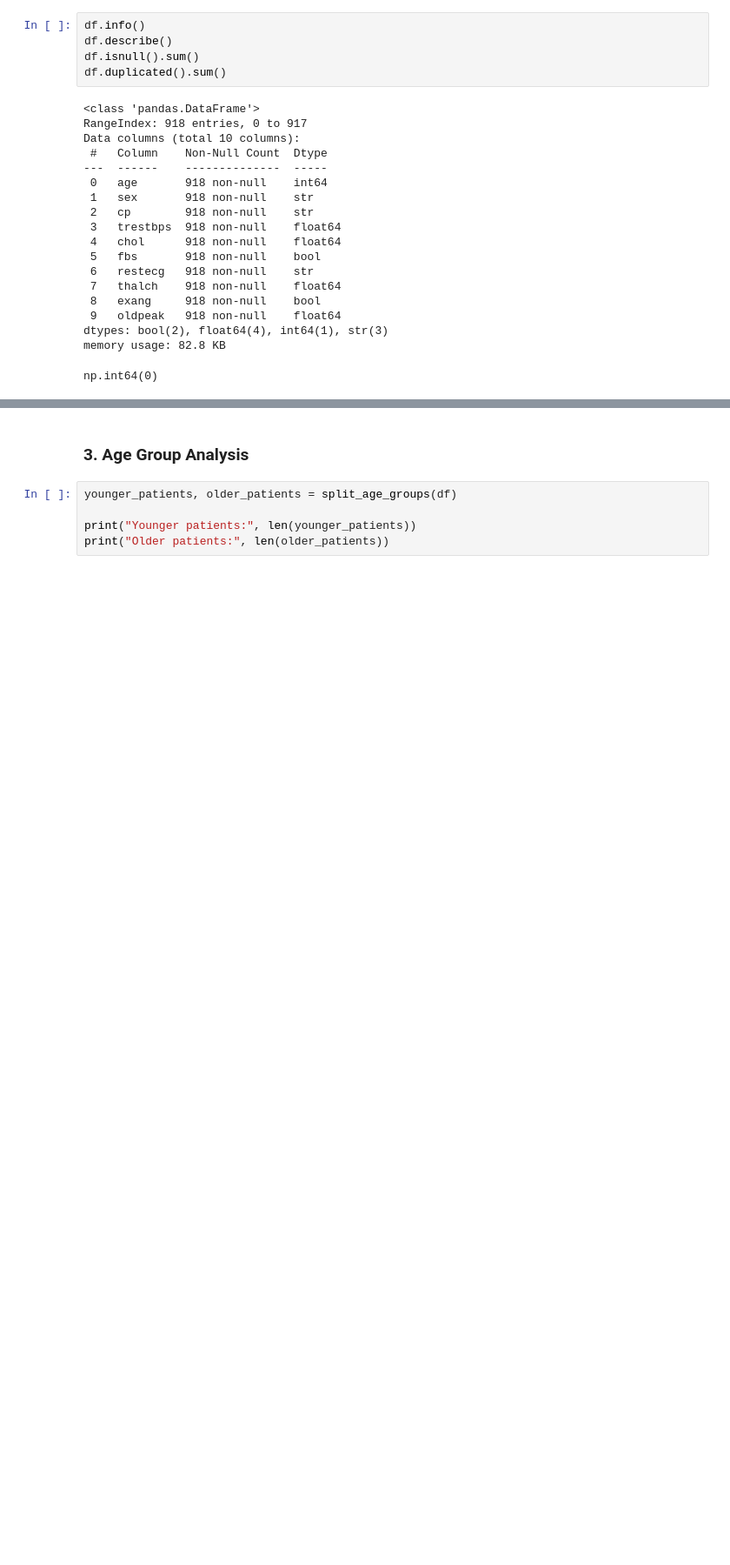
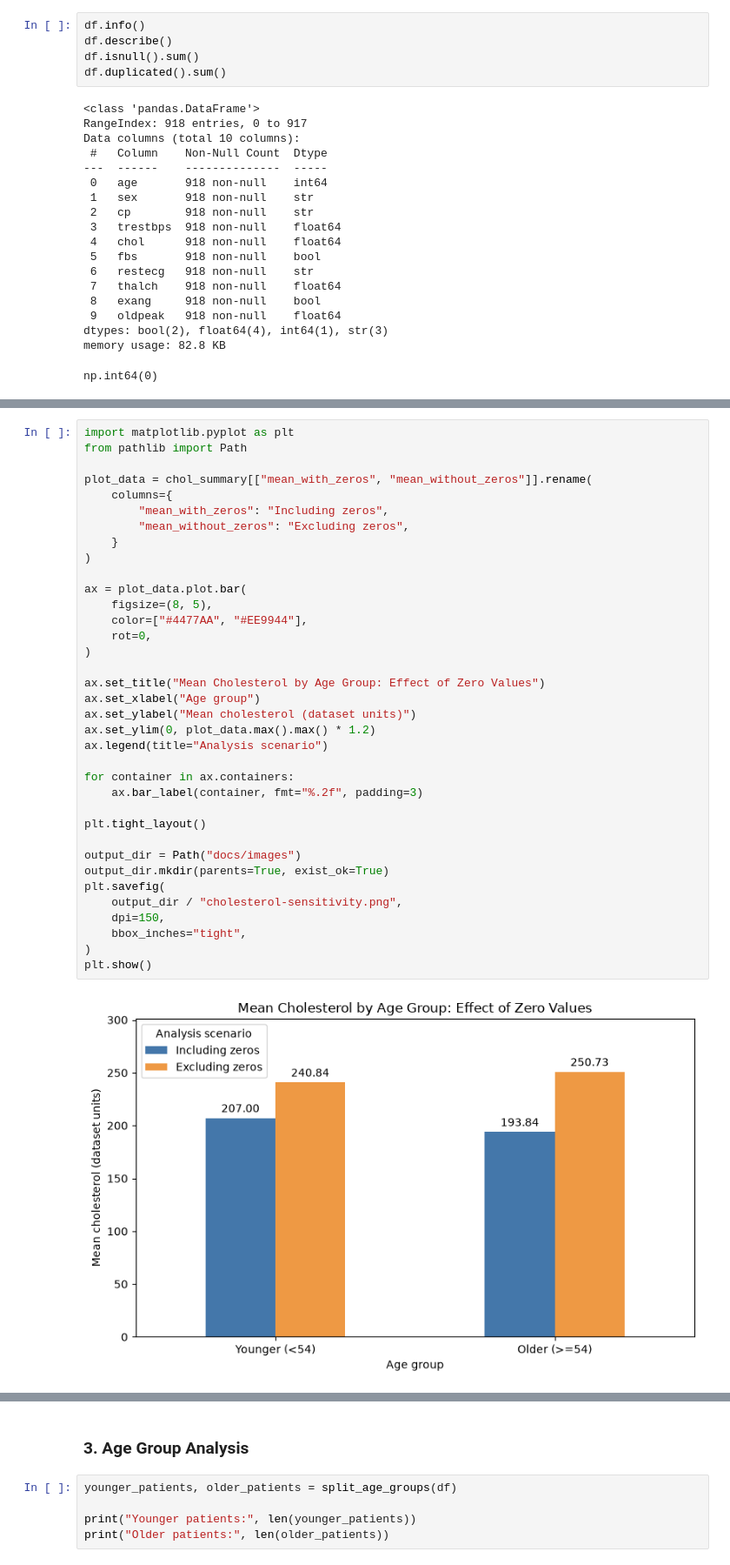
Before and after one commit to 1175882849x-coder/IDS706_heart_disease_data_engineering, a Jupyter notebook: week_3_assignment.ipynb, the cells around one changed output, grey strips where cells are left out. Shown at 87% size. Drawn from its saved outputs; the diff is of its cells as text; blank space fills up the shorter version.

Commit message:
Analyze cholesterol zero values and document outlier handling

```diff
--- a/week_3_assignment.ipynb
+++ b/week_3_assignment.ipynb
@@ -50,0 +115,38 @@ np.int64(0)
+# %%
+import matplotlib.pyplot as plt
+from pathlib import Path
+
+plot_data = chol_summary[["mean_with_zeros", "mean_without_zeros"]].rename(
+    columns={
+        "mean_with_zeros": "Including zeros",
+        "mean_without_zeros": "Excluding zeros",
+    }
+)
+
+ax = plot_data.plot.bar(
+    figsize=(8, 5),
+    color=["#4477AA", "#EE9944"],
+    rot=0,
+)
+
+ax.set_title("Mean Cholesterol by Age Group: Effect of Zero Values")
+ax.set_xlabel("Age group")
+ax.set_ylabel("Mean cholesterol (dataset units)")
+ax.set_ylim(0, plot_data.max().max() * 1.2)
+ax.legend(title="Analysis scenario")
+
+for container in ax.containers:
+    ax.bar_label(container, fmt="%.2f", padding=3)
+
+plt.tight_layout()
+
+output_dir = Path("docs/images")
+output_dir.mkdir(parents=True, exist_ok=True)
+plt.savefig(
+    output_dir / "cholesterol-sensitivity.png",
+    dpi=150,
+    bbox_inches="tight",
+)
+plt.show()
+# %% [output]
+[figure, added]
```
Also changed, not shown: parts of 5 cells of this notebook, 2 other files.
